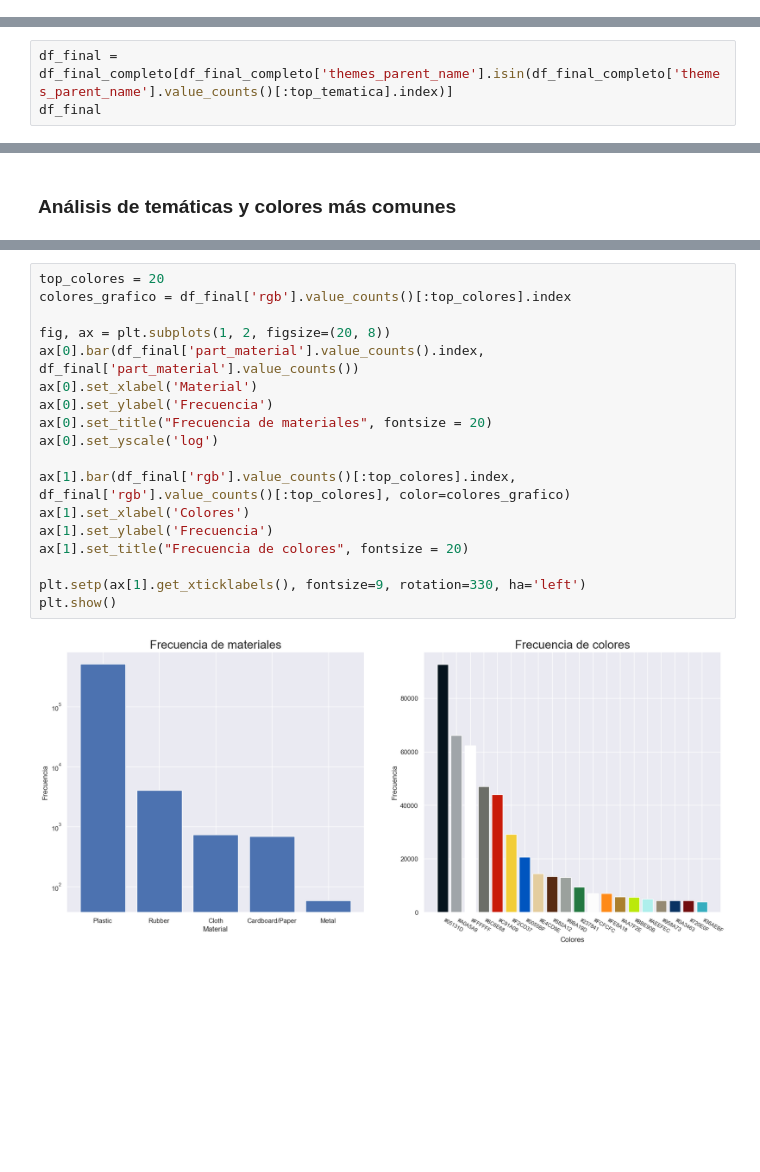
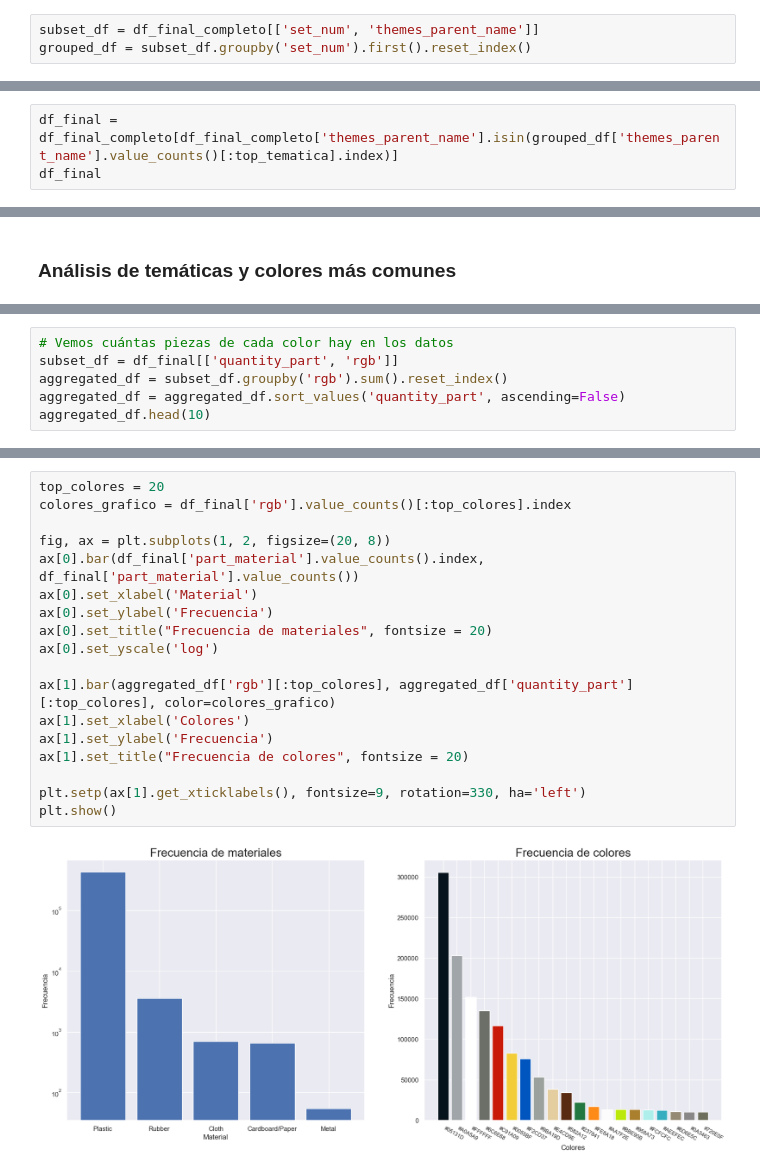
Before and after one commit to BenjaSar/AdD, a Jupyter notebook: TP_Integrador_AdD(ordenado).ipynb, the cells around one changed output, grey strips where cells are left out. Cells and saved outputs as stored; diff of their text form; blank space fills up the shorter version.

Commit message:
Análisis de colores + dummies y proporciones

```diff
--- a/TP_Integrador_AdD(ordenado).ipynb
+++ b/TP_Integrador_AdD(ordenado).ipynb
@@ -799,3 +803,6 @@ df_final_completo
+# %%
+subset_df = df_final_completo[['set_num', 'themes_parent_name']]
+grouped_df = subset_df.groupby('set_num').first().reset_index()
 # %%
 top_tematica = 10
 
@@ -811,5 +818,5 @@ plt.show()
 # %%
-df_final = df_final_completo[df_final_completo['themes_parent_name'].isin(df_final_completo['themes_parent_name'].value_counts()[:top_tematica].index)]
+df_final = df_final_completo[df_final_completo['themes_parent_name'].isin(grouped_df['themes_parent_name'].value_counts()[:top_tematica].index)]
 df_final
 # %% [output]
 |  | id | version | set_num | themes_parent_name | part_num | color_id | quantity_part | is_spare | rgb | ... |
@@ -957,0 +974,6 @@ Name: count, Length: 63, dtype: int64
+# %%
+# Vemos cuántas piezas de cada color hay en los datos
+subset_df = df_final[['quantity_part', 'rgb']]
+aggregated_df = subset_df.groupby('rgb').sum().reset_index()
+aggregated_df = aggregated_df.sort_values('quantity_part', ascending=False)
+aggregated_df.head(10)
@@ -958,20 +992,20 @@ Name: count, Length: 63, dtype: int64
 # %%
 top_colores = 20
 colores_grafico = df_final['rgb'].value_counts()[:top_colores].index
 
 fig, ax = plt.subplots(1, 2, figsize=(20, 8))
 ax[0].bar(df_final['part_material'].value_counts().index, df_final['part_material'].value_counts())
 ax[0].set_xlabel('Material')
 ax[0].set_ylabel('Frecuencia')
 ax[0].set_title("Frecuencia de materiales", fontsize = 20)
 ax[0].set_yscale('log')
 
-ax[1].bar(df_final['rgb'].value_counts()[:top_colores].index, df_final['rgb'].value_counts()[:top_colores], color=colores_grafico)
+ax[1].bar(aggregated_df['rgb'][:top_colores], aggregated_df['quantity_part'][:top_colores], color=colores_grafico)
 ax[1].set_xlabel('Colores')
 ax[1].set_ylabel('Frecuencia')
 ax[1].set_title("Frecuencia de colores", fontsize = 20)
 
 plt.setp(ax[1].get_xticklabels(), fontsize=9, rotation=330, ha='left')
 plt.show()
 # %% [output]
-[figure, old version]
+[figure, new version]
```
Also changed, not shown: parts of 57 cells of this notebook.
